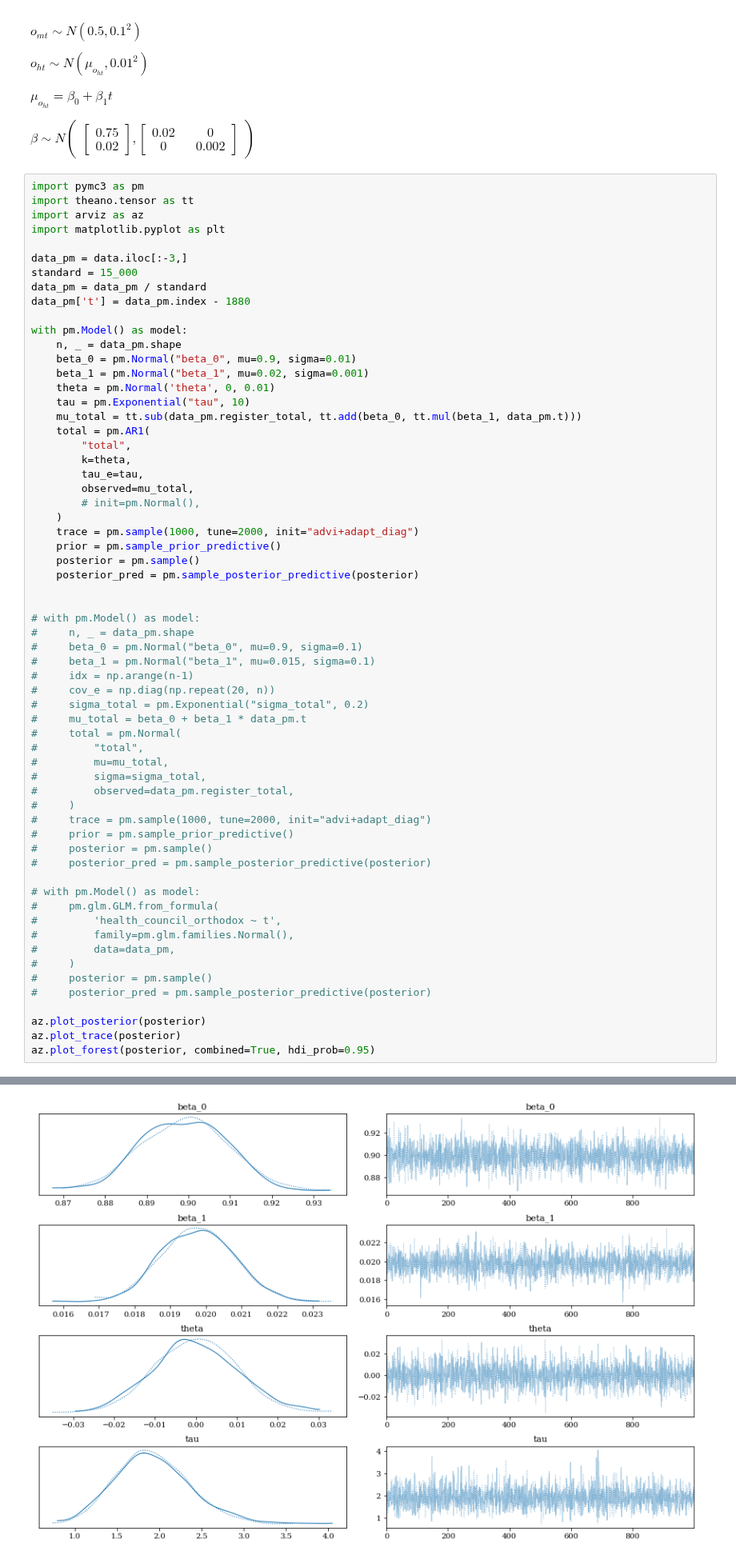
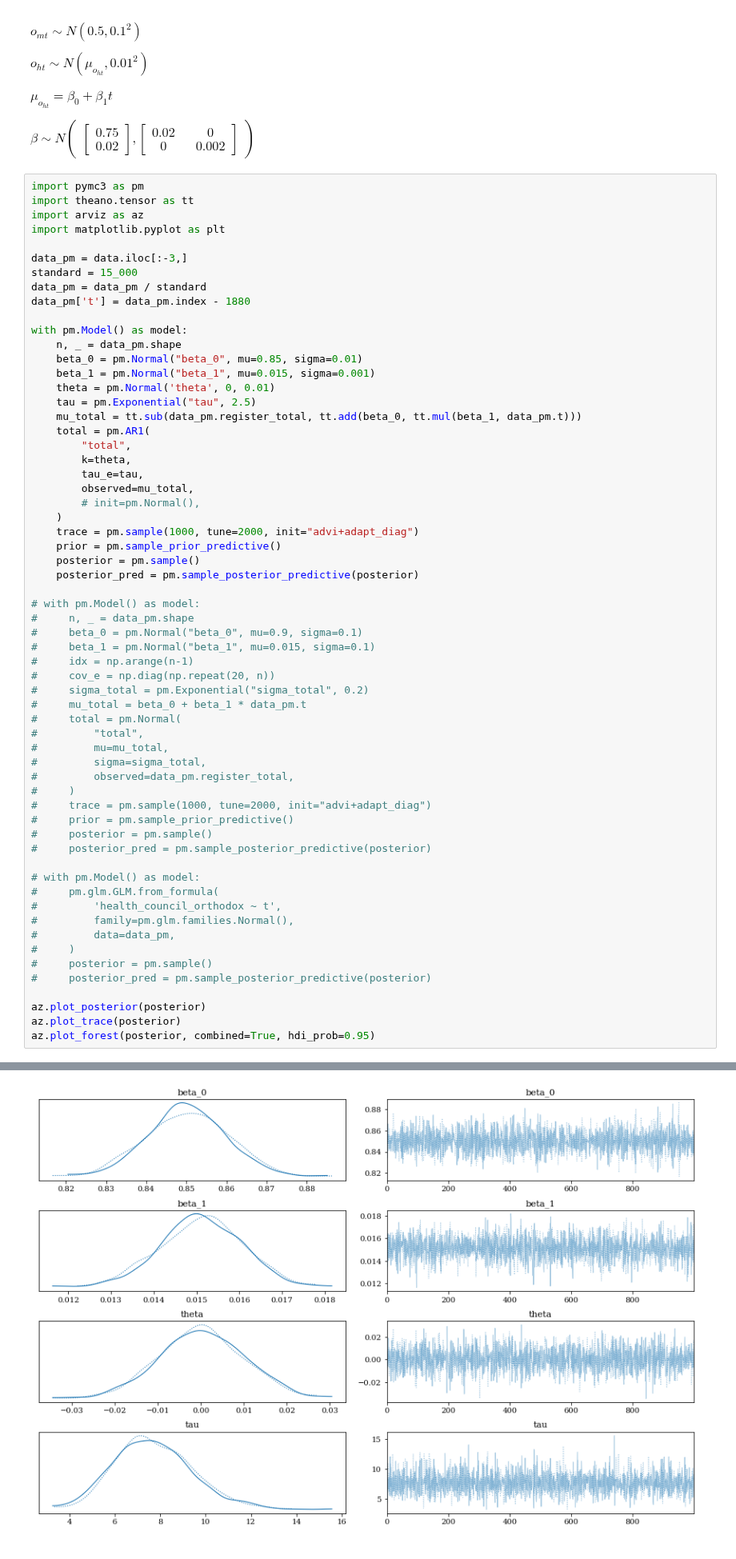
Before and after one commit to AnttiHaerkoenen/vyborg_orthodox, a Jupyter notebook: notebooks/missing_orthodox.ipynb, the cells around one changed output, grey strips where cells are left out. Shown at 80% size. Drawn from its saved outputs; the diff is of its cells as text.

```diff
--- a/notebooks/missing_orthodox.ipynb
+++ b/notebooks/missing_orthodox.ipynb
@@ -148,10 +153,10 @@ data_pm['t'] = data_pm.index - 1880
 
 with pm.Model() as model:
     n, _ = data_pm.shape
-    beta_0 = pm.Normal("beta_0", mu=0.9, sigma=0.01)
-    beta_1 = pm.Normal("beta_1", mu=0.02, sigma=0.001)
+    beta_0 = pm.Normal("beta_0", mu=0.85, sigma=0.01)
+    beta_1 = pm.Normal("beta_1", mu=0.015, sigma=0.001)
     theta = pm.Normal('theta', 0, 0.01)
-    tau = pm.Exponential("tau", 10)
+    tau = pm.Exponential("tau", 2.5)
     mu_total = tt.sub(data_pm.register_total, tt.add(beta_0, tt.mul(beta_1, data_pm.t)))
     total = pm.AR1(
         "total",
@@ -164,7 +169,6 @@ with pm.Model() as model:
     prior = pm.sample_prior_predictive()
     posterior = pm.sample()
     posterior_pred = pm.sample_posterior_predictive(posterior)
-
 
 # with pm.Model() as model:
 #     n, _ = data_pm.shape
@@ -219 +223 @@ array([<AxesSubplot:title={'center':'95.0% HDI'}>], dtype=object)
-[figure, old version]
+[figure, new version]
```
Also changed, not shown: parts of 5 cells of this notebook, 4 other files.
